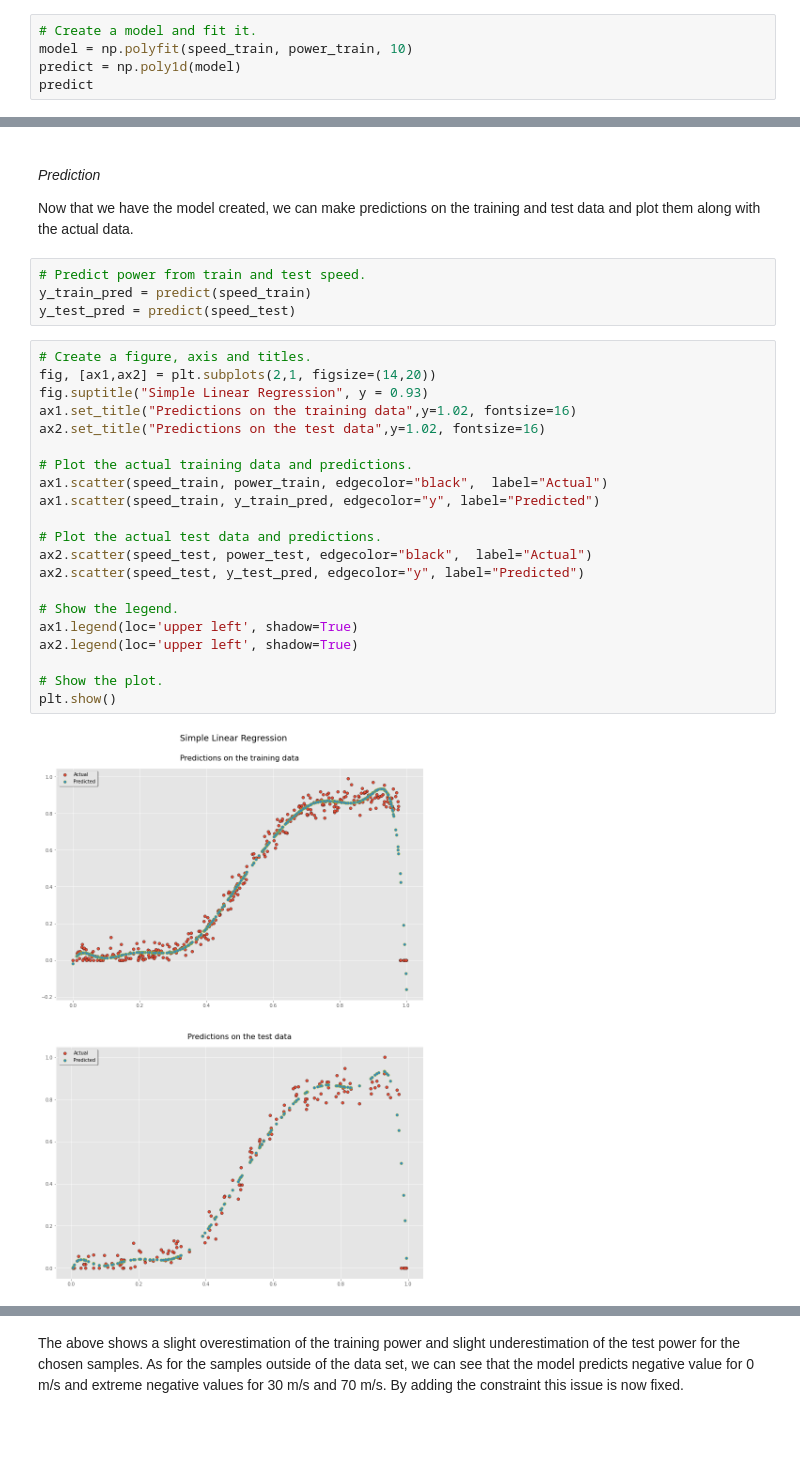
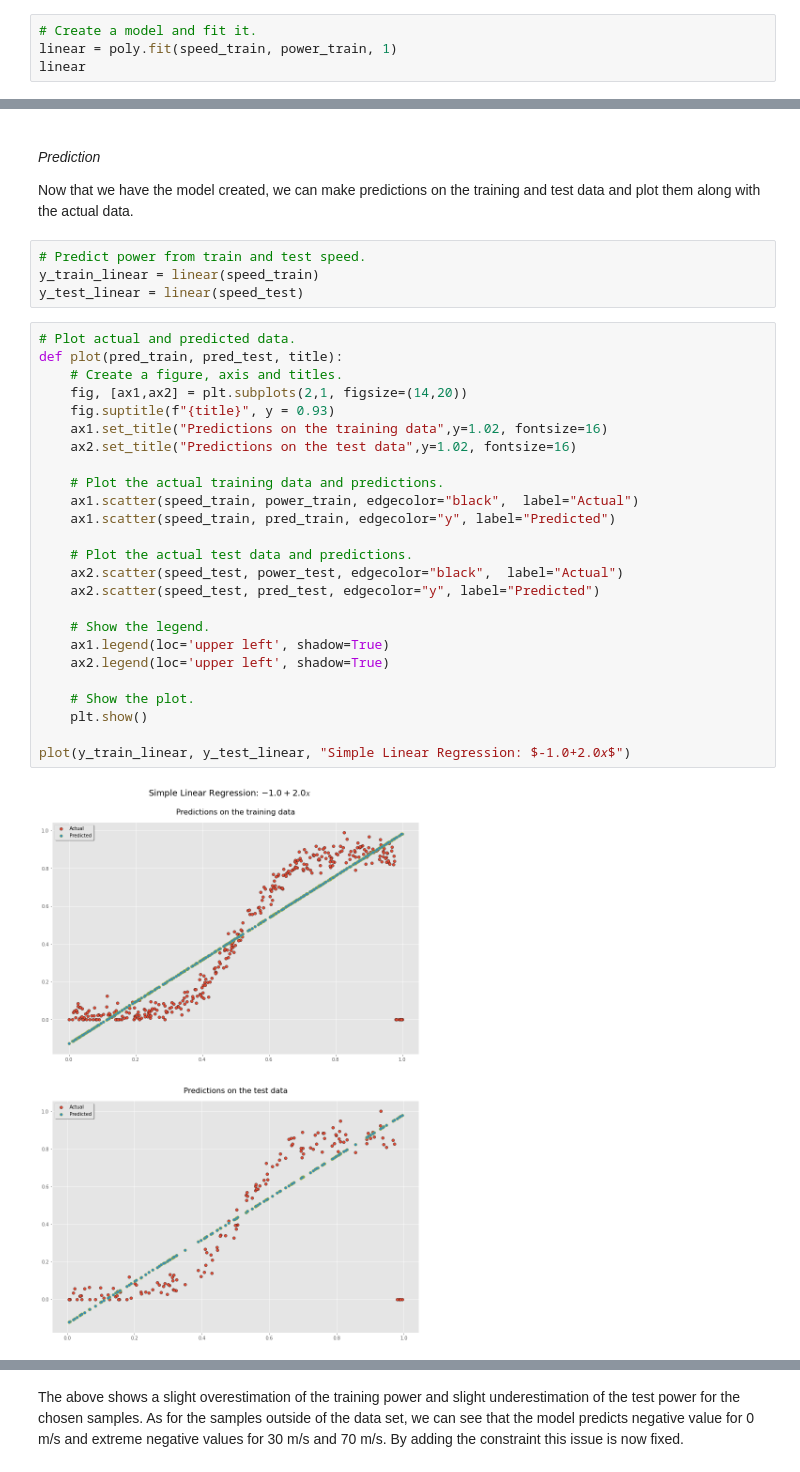
Before and after one commit to olgarozhdestvina/Fundamentals-of-Data-Analysis-Project, a Jupyter notebook: Power_production_models.ipynb, the cells around one changed output, grey strips where cells are left out. Cells and saved outputs as stored; diff of their text form; blank space fills up the shorter version.

```diff
--- a/Power_production_models.ipynb
+++ b/Power_production_models.ipynb
@@ -274,7 +297,6 @@ _Model Building._
 >[8] [How to sort with lambda in Python](https://stackoverflow.com/questions/3766633/how-to-sort-with-lambda-in-python)
 # %%
 # Create a model and fit it.
-model = np.polyfit(speed_train, power_train, 10)
-predict = np.poly1d(model)
-predict
+linear = poly.fit(speed_train, power_train, 1)
+linear
 # %% [output]
@@ -289,28 +309,32 @@ _Prediction_
 Now that we have the model created, we can make predictions on the training and test data and plot them along with the actual data.
 # %%
 # Predict power from train and test speed.
-y_train_pred = predict(speed_train)
-y_test_pred = predict(speed_test)
+y_train_linear = linear(speed_train)
+y_test_linear = linear(speed_test)
 # %%
-# Create a figure, axis and titles.
-fig, [ax1,ax2] = plt.subplots(2,1, figsize=(14,20))
-fig.suptitle("Simple Linear Regression", y = 0.93)
-ax1.set_title("Predictions on the training data",y=1.02, fontsize=16)
-ax2.set_title("Predictions on the test data",y=1.02, fontsize=16)
+# Plot actual and predicted data.
+def plot(pred_train, pred_test, title):
+    # Create a figure, axis and titles.
+    fig, [ax1,ax2] = plt.subplots(2,1, figsize=(14,20))
+    fig.suptitle(f"{title}", y = 0.93)
+    ax1.set_title("Predictions on the training data",y=1.02, fontsize=16)
+    ax2.set_title("Predictions on the test data",y=1.02, fontsize=16)
 
-# Plot the actual training data and predictions.
-ax1.scatter(speed_train, power_train, edgecolor="black",  label="Actual")
-ax1.scatter(speed_train, y_train_pred, edgecolor="y", label="Predicted")
+    # Plot the actual training data and predictions.
+    ax1.scatter(speed_train, power_train, edgecolor="black",  label="Actual")
+    ax1.scatter(speed_train, pred_train, edgecolor="y", label="Predicted")
 
-# Plot the actual test data and predictions.
-ax2.scatter(speed_test, power_test, edgecolor="black",  label="Actual")
-ax2.scatter(speed_test, y_test_pred, edgecolor="y", label="Predicted")
+    # Plot the actual test data and predictions.
+    ax2.scatter(speed_test, power_test, edgecolor="black",  label="Actual")
+    ax2.scatter(speed_test, pred_test, edgecolor="y", label="Predicted")
 
-# Show the legend.
-ax1.legend(loc='upper left', shadow=True)
-ax2.legend(loc='upper left', shadow=True)
+    # Show the legend.
+    ax1.legend(loc='upper left', shadow=True)
+    ax2.legend(loc='upper left', shadow=True)
 
-# Show the plot.
-plt.show()
+    # Show the plot.
+    plt.show()
+
+plot(y_train_linear, y_test_linear, "Simple Linear Regression: $-1.0+2.0𝑥$")
 # %% [output]
-[figure, old version]
+[figure, new version]
```
Also changed, not shown: parts of 42 cells of this notebook.
